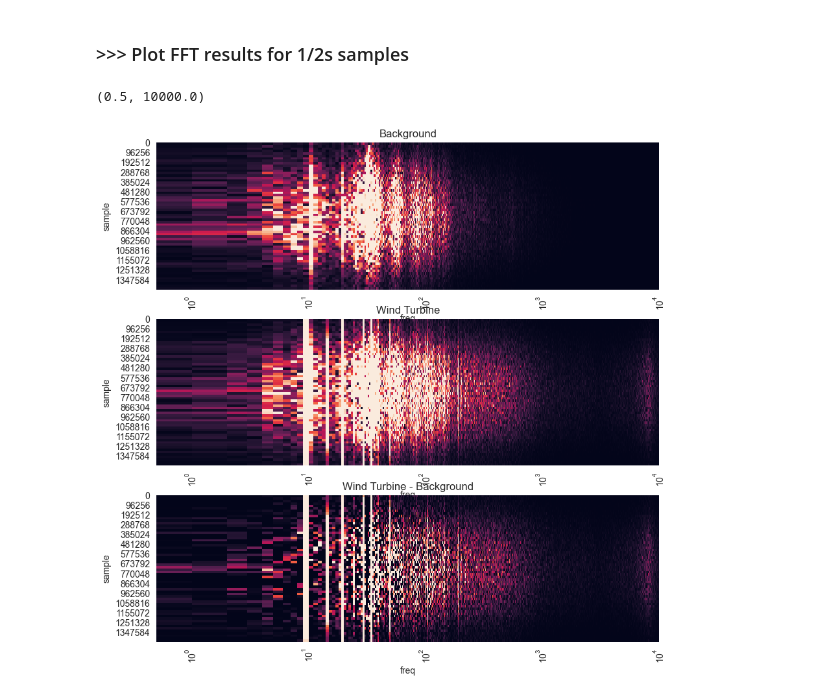
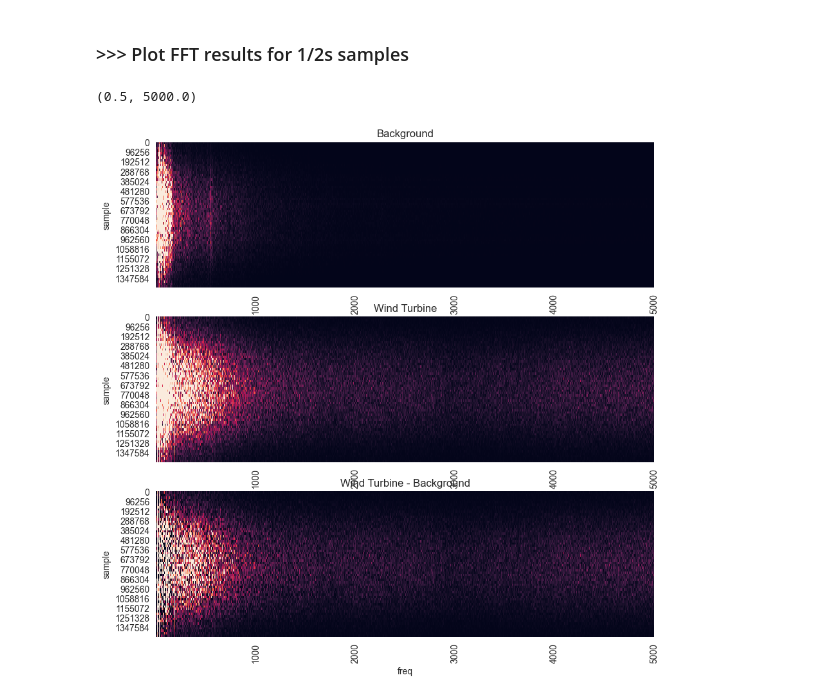
Before and after one commit to gonespral/wind-turbine-noise-measurement-and-prediction, a Jupyter notebook: analysis.ipynb, the cells around one changed output. Saved outputs shown, nothing was run; the diff lists cells and outputs as text; code cells hidden in the pictures.

```diff
--- a/analysis.ipynb
+++ b/analysis.ipynb
@@ -215,33 +215,33 @@ df_bg_fft_t
 # %%
 # Clear previous plots
 plt.close("all")
 
 vmin = 0
-vmax = 30
+vmax = 10
 
 x_lim_0 = 1
-x_lim_1 = 20000
+x_lim_1 = 10000
 
 fig, ax = plt.subplots(3, 1, figsize=(10, 10))
 
 # Plot three heatmaps with sns
 sns.heatmap(df_bg_fft_t.pivot("sample", "freq", "fft"), ax=ax[0], cbar=False, vmin=vmin, vmax=vmax)
 ax[0].set_title("Background")
-ax[0].set_xscale("log")
+ax[0].set_xscale("linear")
 ax[0].set_xlim(x_lim_0/2, x_lim_1/2)
 
 sns.heatmap(df_wt_fft_t.pivot("sample", "freq", "fft"), ax=ax[1], cbar=False, vmin=vmin, vmax=vmax)
 ax[1].set_title("Wind Turbine")
-ax[1].set_xscale("log")
+ax[1].set_xscale("linear")
 ax[1].set_xlim(x_lim_0/2, x_lim_1/2)
 
 sns.heatmap(df_wt_bg_fft_t.pivot("sample", "freq", "fft"), ax=ax[2], cbar=False, vmin=vmin, vmax=vmax)
 ax[2].set_title("Wind Turbine - Background")
-ax[2].set_xscale("log")
+ax[2].set_xscale("linear")
 ax[2].set_xlim(x_lim_0/2, x_lim_1/2)
 # %% [output]
-(0.5, 10000.0)
+(0.5, 5000.0)
-[figure, old version]
+[figure, new version]
 # %%
 x_lim_0 = 1
 x_lim_1 = 25000
```
Also changed, not shown: parts of 3 cells of this notebook, 1 other file.
